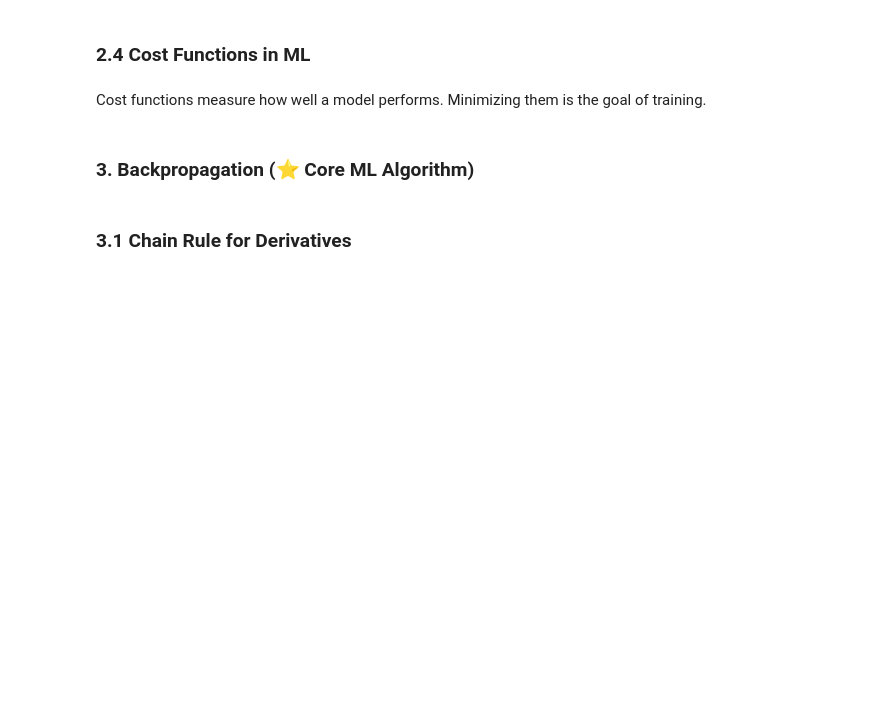
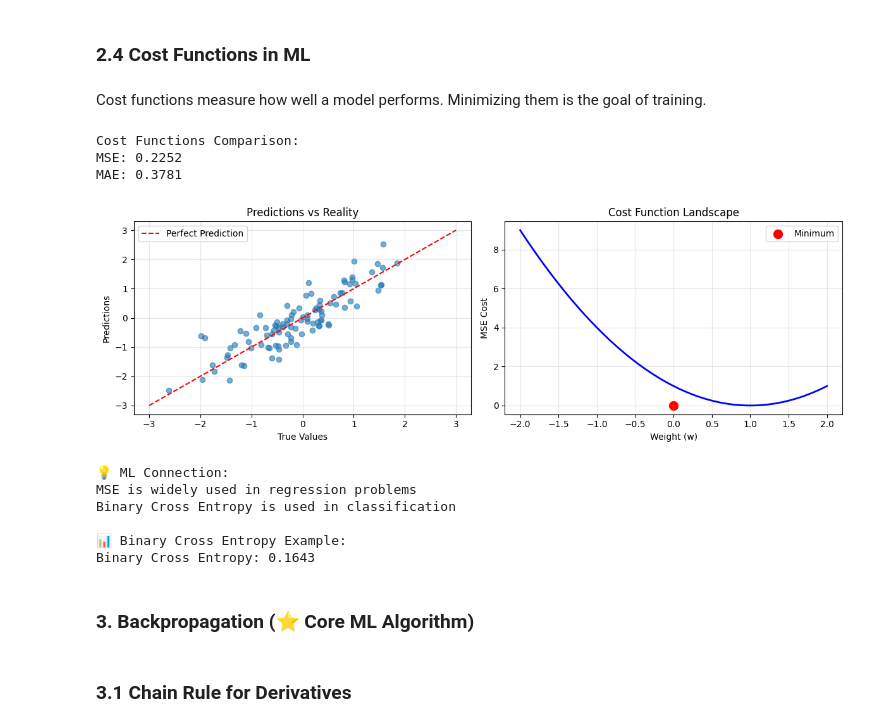
Before and after one commit to Sara12-2/AI-ML-Engineering-Revision-Journey, a Jupyter notebook: Module 2(Mathematics)/Day 3/Calculus.ipynb, the cells around one changed output. Drawn from its saved outputs; the diff is of its cells as text; code cells hidden in the pictures; blank space fills up the shorter version.

```diff
--- a/Module 2(Mathematics)/Day 3/Calculus.ipynb
+++ b/Module 2(Mathematics)/Day 3/Calculus.ipynb
@@ -349,18 +396,28 @@ Plot showing different learning rate effects
 # %% [markdown]
 Cost functions measure how well a model performs. Minimizing them is the goal of training.
 # %%
+import numpy as np
+import matplotlib.pyplot as plt
+
 # Common cost functions
 def mean_squared_error(y_true, y_pred):
     """MSE = (1/n) * Σ(y_true - y_pred)²"""
+    # Convert to numpy arrays if they aren't already
+    y_true = np.array(y_true)
+    y_pred = np.array(y_pred)
     return np.mean((y_true - y_pred) ** 2)
 
 def mean_absolute_error(y_true, y_pred):
     """MAE = (1/n) * Σ|y_true - y_pred|"""
+    y_true = np.array(y_true)
+    y_pred = np.array(y_pred)
     return np.mean(np.abs(y_true - y_pred))
 
 def binary_cross_entropy(y_true, y_pred):
     """Binary Cross Entropy"""
     epsilon = 1e-15  # Prevent log(0)
+    y_true = np.array(y_true)
+    y_pred = np.array(y_pred)
     y_pred = np.clip(y_pred, epsilon, 1 - epsilon)
     return -np.mean(y_true * np.log(y_pred) + (1 - y_true) * np.log(1 - y_pred))
 
@@ -382,34 +439,53 @@ print(f"MAE: {mae:.4f}")
 # Visualize cost function
 plt.figure(figsize=(12, 4))
 
 plt.subplot(1, 2, 1)
 plt.scatter(y_true, y_pred, alpha=0.6)
 plt.plot([-3, 3], [-3, 3], 'r--', label='Perfect Prediction')
 plt.xlabel('True Values')
 plt.ylabel('Predictions')
 plt.title('Predictions vs Reality')
 plt.legend()
 plt.grid(True, alpha=0.3)
 
 # Cost function landscape (simplified)
 w = np.linspace(-2, 2, 100)
-mse_values = [(mean_squared_error([1], [w_i])) for w_i in w]
+# Use scalar values instead of lists
+mse_values = [mean_squared_error(1, w_i) for w_i in w]
 
 plt.subplot(1, 2, 2)
 plt.plot(w, mse_values, 'b-', linewidth=2)
 plt.scatter([0], [0], color='red', s=100, label='Minimum')
 plt.xlabel('Weight (w)')
 plt.ylabel('MSE Cost')
 plt.title('Cost Function Landscape')
 plt.legend()
 plt.grid(True, alpha=0.3)
 
 plt.tight_layout()
 plt.show()
 
 print("\n💡 ML Connection:")
 print("MSE is widely used in regression problems")
 print("Binary Cross Entropy is used in classification")
+
+# Also show binary cross entropy example
+print("\n📊 Binary Cross Entropy Example:")
+y_true_binary = np.array([1, 0, 1, 0])
+y_pred_probs = np.array([0.9, 0.1, 0.8, 0.2])
+bce = binary_cross_entropy(y_true_binary, y_pred_probs)
+print(f"Binary Cross Entropy: {bce:.4f}")
+# %% [output]
+Cost Functions Comparison:
+MSE: 0.2252
+MAE: 0.3781
+[figure, added]
+💡 ML Connection:
+MSE is widely used in regression problems
+Binary Cross Entropy is used in classification
+
+📊 Binary Cross Entropy Example:
+Binary Cross Entropy: 0.1643
 # %% [markdown]
 ### 3. Backpropagation (⭐ Core ML Algorithm)
 # %% [markdown]
```
Also changed, not shown: parts of 14 cells of this notebook.
